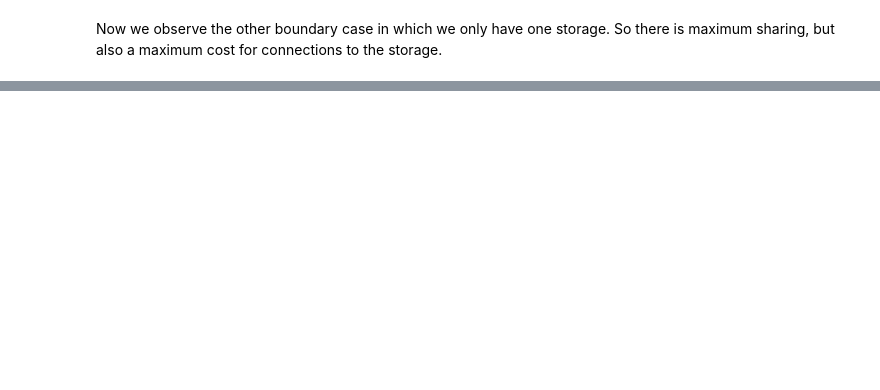
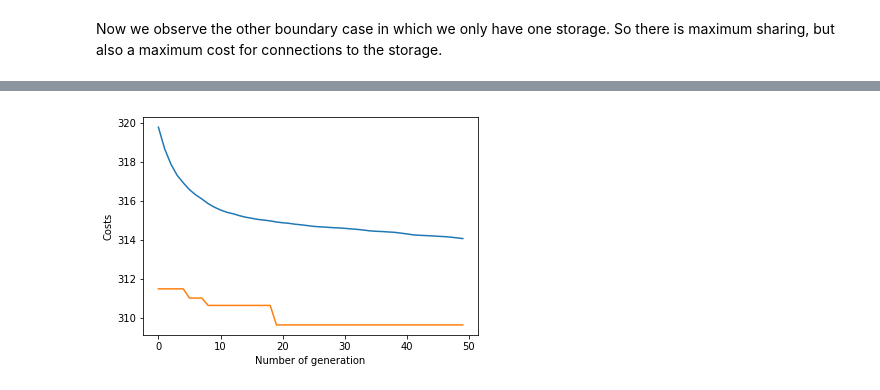
Before and after one commit to christian512/powergrid_neighbors, a Jupyter notebook: strategy2_storage_optimization.ipynb, the cells around one changed output, grey strips where cells are left out. Cells and saved outputs as stored; diff of their text form; code cells hidden in the pictures; blank space fills up the shorter version.

```diff
--- a/strategy2_storage_optimization.ipynb
+++ b/strategy2_storage_optimization.ipynb
@@ -117,0 +121,32 @@ Text(0.5, 1.0, 'Only a single storage')
+# %%
+# Create a initial population
+population_size = 1000
+population = []
+costs_population = []
+for i in range(population_size):
+    g = Grid(num_houses=data_cons.shape[1],
+             num_storages=data_cons.shape[1],
+             max_capacity=1,
+             num_pvtypes=data_prod.shape[1],
+             pv_peakpower=0)
+    # Set the costs for 2 weeks
+    amortization_timeframe = 10*365 # in days
+    storage_cost_per_kWh = 500
+    storage_cost_per_kWh_per_day = storage_cost_per_kWh / amortization_timeframe
+    cost_per_wire = 0 # Assume wires are already there
+    loss_per_unit = 0.1 # 1% of power lost, when transferring to direct neighbor
+    g.set_costs(cost_storage_kwh=14*storage_cost_per_kWh_per_day,loss_per_unit=loss_per_unit)
+    g.randomize()
+    # Add each pv type to each house
+    for i in range(df_cons.shape[1]):
+        g.change_pvtype(num_house=i,pv_type=i)
+    # Append individual to population
+    population.append(g)
+
+# Calculate the objective function for each individual
+def get_cost(individual):
+    return objective_function(individual.simulate(data_cons,data_prod))
+
+# Use multiprocessing to speed up this calculation
+pool = multiprocessing.Pool(50)
+costs_population = pool.map(get_cost,population)
@@ -117,0 +200,8 @@ Text(0.5, 1.0, 'Only a single storage')
+# %%
+plt.plot(mean_costs,label='Mean')
+plt.plot(min_costs,label='Min')
+plt.xlabel('Number of generation')
+plt.ylabel('Costs')
+plt.show()
+# %% [output]
+[figure, added]
```
Also changed, not shown: parts of 9 cells of this notebook.
